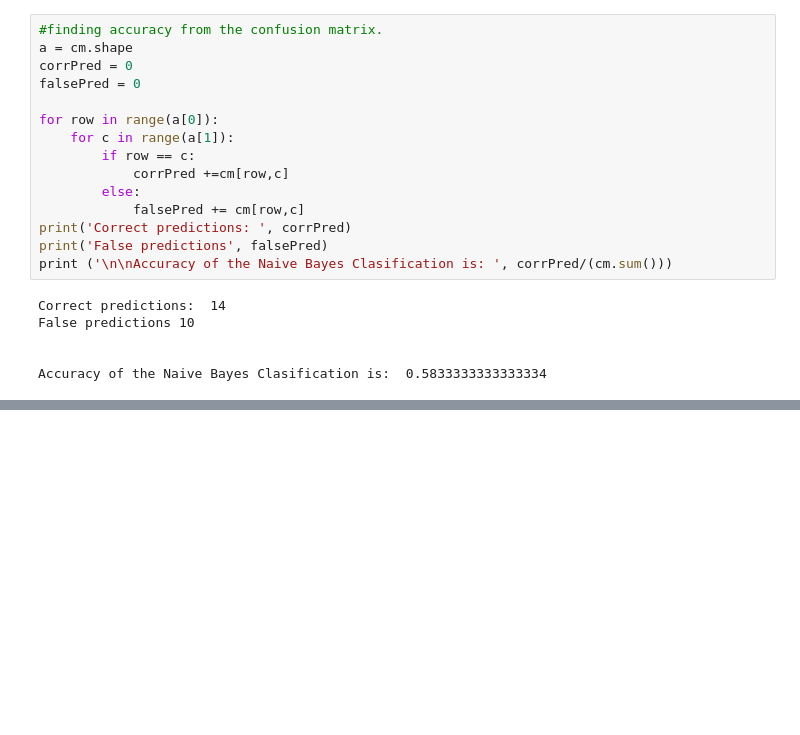
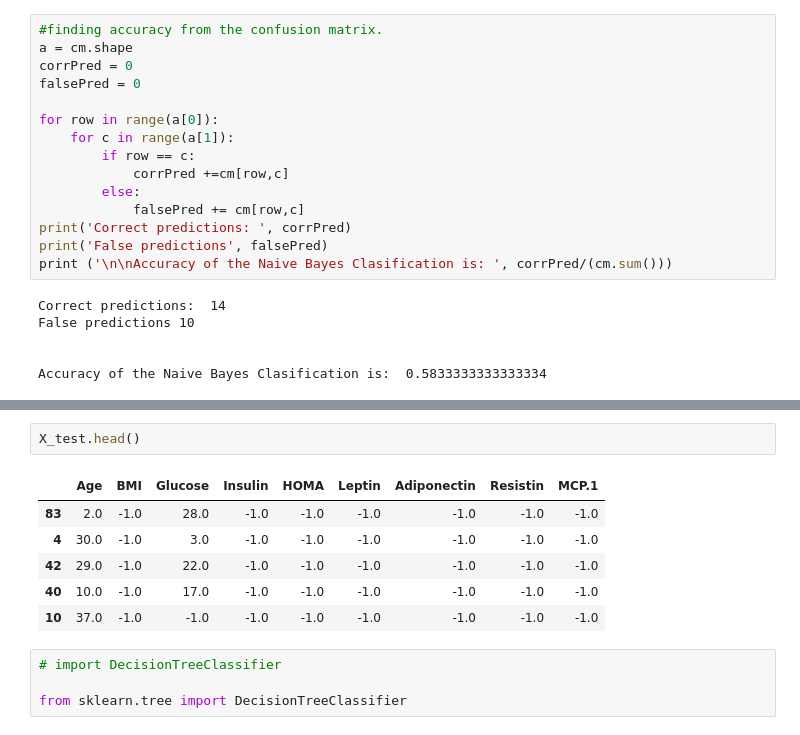
Before and after one commit to NessaRNG/DataMining, a Jupyter notebook: _sources/TugasPendat/tugas-uts.ipynb, the cells around one changed output, grey strips where cells are left out. Saved outputs shown, nothing was run; the diff lists cells and outputs as text; blank space fills up the shorter version.

```diff
--- a/_sources/TugasPendat/tugas-uts.ipynb
+++ b/_sources/TugasPendat/tugas-uts.ipynb
@@ -93,0 +230,13 @@ Accuracy of the Naive Bayes Clasification is:  0.5833333333333334
+# %%
+X_test.head()
+# %% [output]
+|  | Age | BMI | Glucose | Insulin | HOMA | Leptin | Adiponectin | Resistin | MCP.1 |
+| 83 | 2.0 | -1.0 | 28.0 | -1.0 | -1.0 | -1.0 | -1.0 | -1.0 | -1.0 |
+| 4 | 30.0 | -1.0 | 3.0 | -1.0 | -1.0 | -1.0 | -1.0 | -1.0 | -1.0 |
+| 42 | 29.0 | -1.0 | 22.0 | -1.0 | -1.0 | -1.0 | -1.0 | -1.0 | -1.0 |
+| 40 | 10.0 | -1.0 | 17.0 | -1.0 | -1.0 | -1.0 | -1.0 | -1.0 | -1.0 |
+| 10 | 37.0 | -1.0 | -1.0 | -1.0 | -1.0 | -1.0 | -1.0 | -1.0 | -1.0 |
+# %%
+# import DecisionTreeClassifier
+
+from sklearn.tree import DecisionTreeClassifier
```
Also changed, not shown: parts of 24 cells of this notebook, 8 other files.
